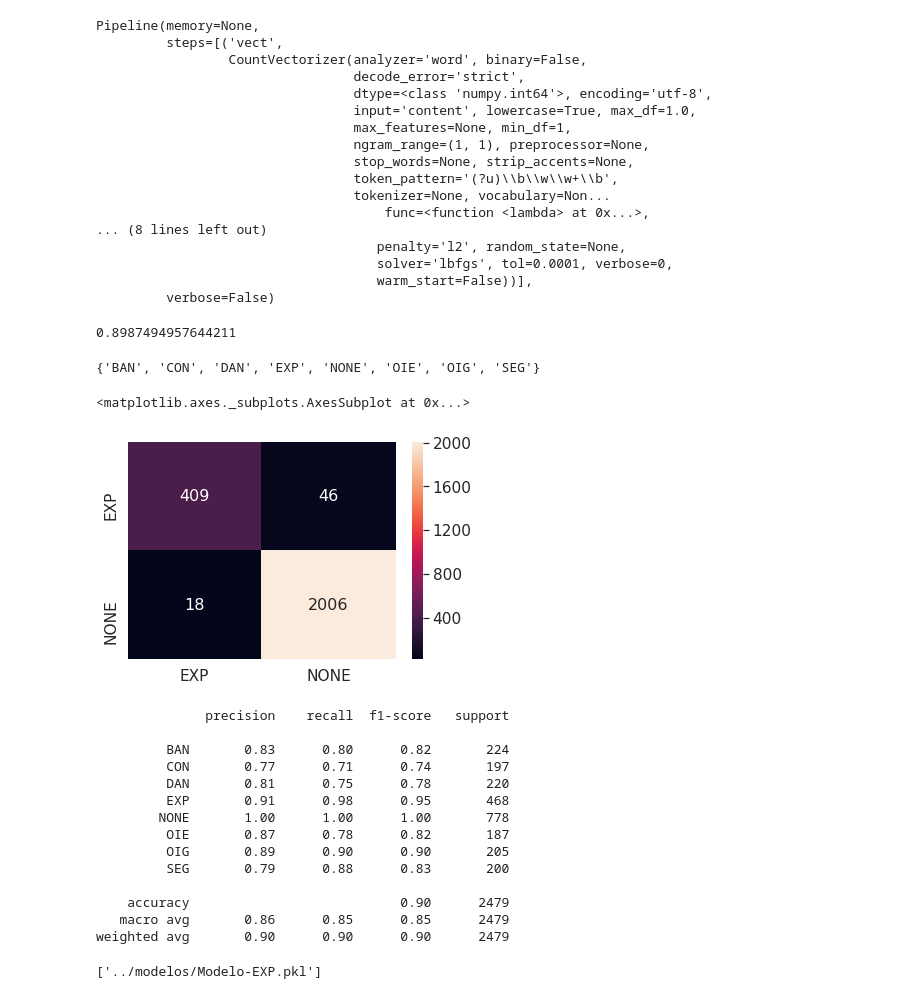
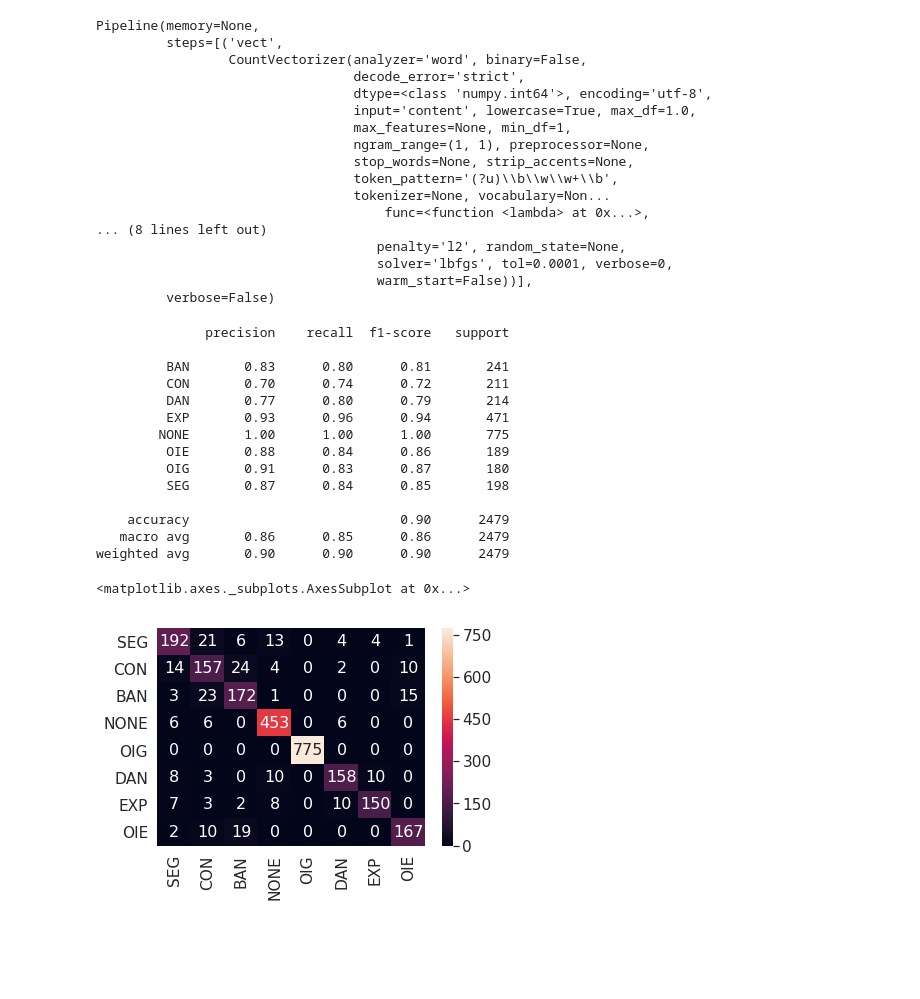
Before and after one commit to piantino/igti-projeto-aplicado, a Jupyter notebook: notebooks/modelo-multiclass.ipynb, the cells around one changed output. Saved outputs shown, nothing was run; the diff lists cells and outputs as text; code cells hidden in the pictures; blank space fills up the shorter version.

Commit message:
Adicionado métricas para multiclass

```diff
--- a/notebooks/modelo-multiclass.ipynb
+++ b/notebooks/modelo-multiclass.ipynb
@@ -51,7 +53,7 @@ from sklearn.linear_model import LogisticRegression
 
 vect = CountVectorizer()
 tfidf = TfidfTransformer()
-clf = LogisticRegression(solver='lbfgs')
+clf = LogisticRegression(solver='lbfgs', multi_class='auto')
 
 text_clf = Pipeline([
     ('vect', vect),
@@ -83,33 +85,6 @@ Pipeline(memory=None,
 # %%
 # Predict Class
 y_pred = text_clf.predict(x_test)
-# %%
-from sklearn.metrics import accuracy_score
-accuracy = accuracy_score(y_test, y_pred)
-accuracy
-# %% [output]
-0.8987494957644211
-# %%
-set(y_test)
-# %% [output]
-{'BAN', 'CON', 'DAN', 'EXP', 'NONE', 'OIE', 'OIG', 'SEG'}
-# %%
-from sklearn.metrics import confusion_matrix
-
-import seaborn as sn
-import pandas as pd
-import matplotlib.pyplot as plt
-
-cnf_matrix = confusion_matrix(y_test, y_pred)
-
-labels = set(y_test)
-
-df_cm = pd.DataFrame(cnf_matrix, range(2), range(2))
-sn.set(font_scale=1.4)
-sn.heatmap(df_cm, xticklabels=labels, yticklabels=labels, annot=True, fmt='g', annot_kws={"size": 16})
-# %% [output]
-<matplotlib.axes._subplots.AxesSubplot at 0x...>
-[figure, removed]
 # %%
 from sklearn import metrics
 
@@ -117,23 +92,32 @@ print(metrics.classification_report(y_test, y_pred))
 # %% [output]
               precision    recall  f1-score   support
 
-         BAN       0.83      0.80      0.82       224
-         CON       0.77      0.71      0.74       197
-         DAN       0.81      0.75      0.78       220
-         EXP       0.91      0.98      0.95       468
-        NONE       1.00      1.00      1.00       778
-         OIE       0.87      0.78      0.82       187
-         OIG       0.89      0.90      0.90       205
-         SEG       0.79      0.88      0.83       200
+         BAN       0.83      0.80      0.81       241
+         CON       0.70      0.74      0.72       211
+         DAN       0.77      0.80      0.79       214
+         EXP       0.93      0.96      0.94       471
+        NONE       1.00      1.00      1.00       775
+         OIE       0.88      0.84      0.86       189
+         OIG       0.91      0.83      0.87       180
+         SEG       0.87      0.84      0.85       198
 
     accuracy                           0.90      2479
-   macro avg       0.86      0.85      0.85      2479
+   macro avg       0.86      0.85      0.86      2479
 weighted avg       0.90      0.90      0.90      2479
-# %%
-from sklearn.externals import joblib
-
-joblib.dump(vect, '../modelos/CountVectorizer-' + rotulo + '.pkl', compress = 1)
-joblib.dump(tfidf, '../modelos/TfidfTransformer-' + rotulo + '.pkl', compress = 1)
-joblib.dump(clf, '../modelos/Modelo-' + rotulo + '.pkl', compress = 1)
-# %% [output]
-['../modelos/Modelo-EXP.pkl']
+# %%
+from sklearn.metrics import confusion_matrix
+
+import seaborn as sn
+import pandas as pd
+import matplotlib.pyplot as plt
+
+cnf_matrix = confusion_matrix(y_test, y_pred)
+
+labels = set(y_test)
+
+df_cm = pd.DataFrame(cnf_matrix, range(len(labels)), range(len(labels)))
+sn.set(font_scale=1.4)
+sn.heatmap(df_cm, xticklabels=labels, yticklabels=labels, annot=True, fmt='g', annot_kws={"size": 16})
+# %% [output]
+<matplotlib.axes._subplots.AxesSubplot at 0x...>
+[figure, added]
```
Also changed, not shown: parts of 4 cells of this notebook.
